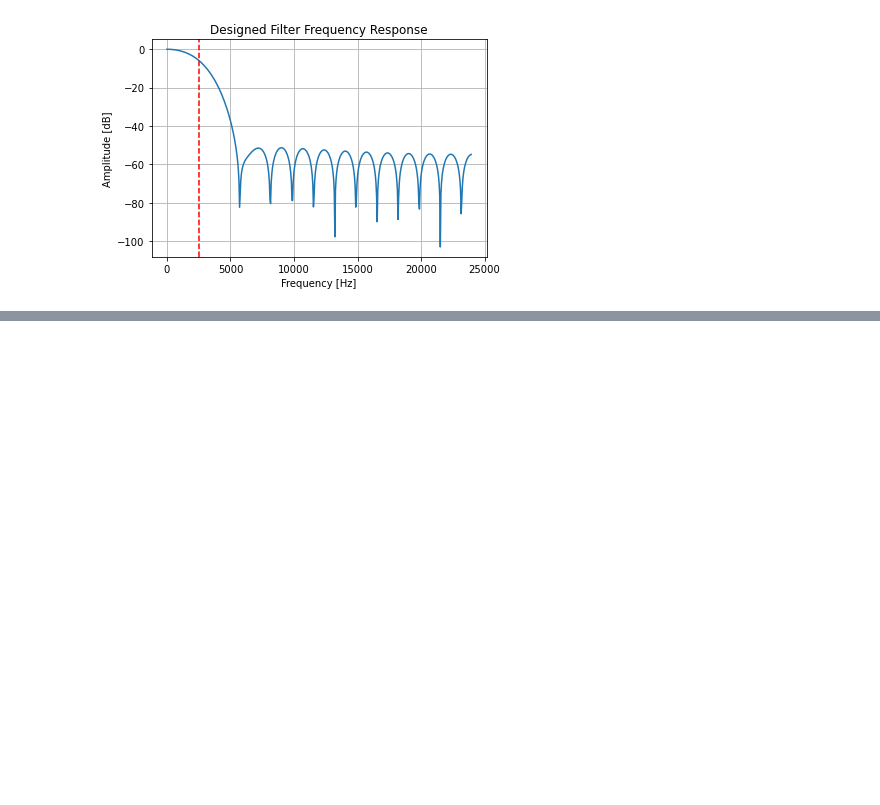
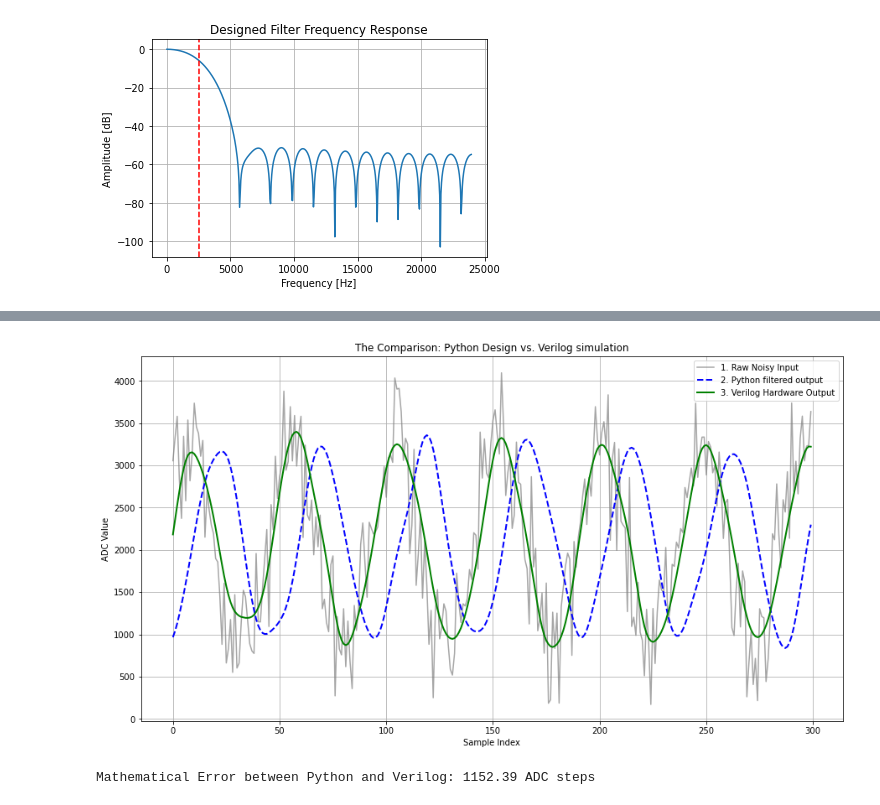
Before and after one commit to DmaslovDataProg/optics-fpga, a Jupyter notebook: pythonCode/signlGenProg.ipynb, the cells around one changed output, grey strips where cells are left out. Cells and saved outputs as stored; diff of their text form; code cells hidden in the pictures; blank space fills up the shorter version.

Commit message:
Simulation comparison completed

```diff
--- a/pythonCode/signlGenProg.ipynb
+++ b/pythonCode/signlGenProg.ipynb
@@ -142,3 +156,56 @@ assign coeff[28] = 16'sd-61;
+# %%
+import numpy as np
+import matplotlib.pyplot as plt
+from scipy import signal
+
+# 1. Load the Data
+# original_signal is the 'quantized_signal' from the initial simulation in the first cell
+# verilog_output is the result from your simulation
+verilog_out = np.loadtxt("verilog_output.txt")
+# samll update to correct the depiction
+index = 0
+for item in verilog_out:
+    if item <100:
+        verilog_out[index] = item + 4096
+    index += 1
+# 2. Generate the 'Python Reference' (The Golden Model)
+# We use the float coefficients the previous cell FIR simulation
+coeffs_float = signal.firwin(29, 2500.0/(48000/2), window='hamming')
+# Scale it to match the ADC range (0-4095)
+python_ref = signal.lfilter(coeffs_float, 1.0, quantized_signal - 2048) + 2048
+
+# 3. Handle the Latency (Alignment)
+# FIR filters have a delay of (N-1)/2. For 29 taps, that's 14 samples.
+# Verilog might have 1-2 extra cycles of clock delay.
+delay = 15
+
+# 4. PLOTTING
+plt.figure(figsize=(15, 8))
+
+# Curve 1: The Raw Noisy Data
+plt.plot(quantized_signal[100:400], label="1. Raw Noisy Input", color='gray', alpha=0.7)
+
+# Curve 2: The Python Design (The Goal)
+plt.plot(python_ref[100:400], label="2. Python filtered output", color='blue', linewidth=2, linestyle='--')
+
+# Curve 3: Verilog simulation results
+# We shift it back by the delay to see if it matches the Python curve
+plt.plot(verilog_out[100+delay : 400+delay], label="3. Verilog Hardware Output", color='green', linewidth=2)
+
+plt.title("The Comparison: Python Design vs. Verilog simulation")
+plt.xlabel("Sample Index")
+plt.ylabel("ADC Value")
+plt.legend()
+plt.grid(True)
+plt.show()
+
+# 5. Accuracy Metric: Root Mean Square Error
+# How close is the simulation math is to the Python math?
+error = np.sqrt(np.mean((python_ref[100:1000] - verilog_out[100+delay:1000+delay])**2))
+print(f"Mathematical Error between Python and Verilog: {error:.2f} ADC steps")
+# %% [output]
+[figure, added]
+Mathematical Error between Python and Verilog: 1152.39 ADC steps
 # %%
 # Install libraries if not already present
 import scipy
```
Also changed, not shown: parts of 3 cells of this notebook, 8 other files.
